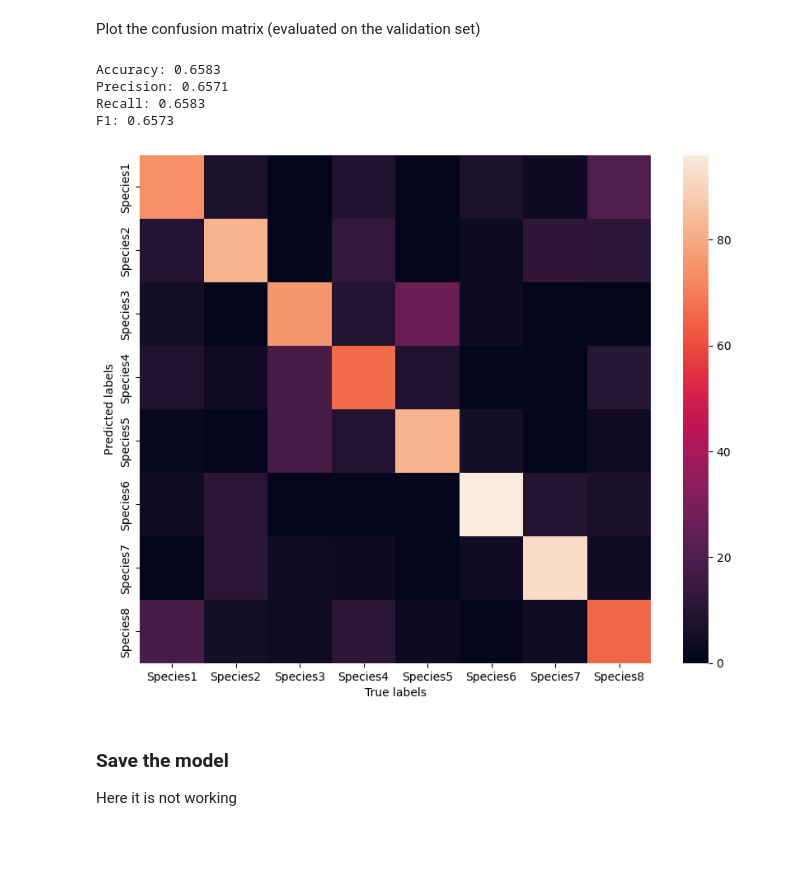
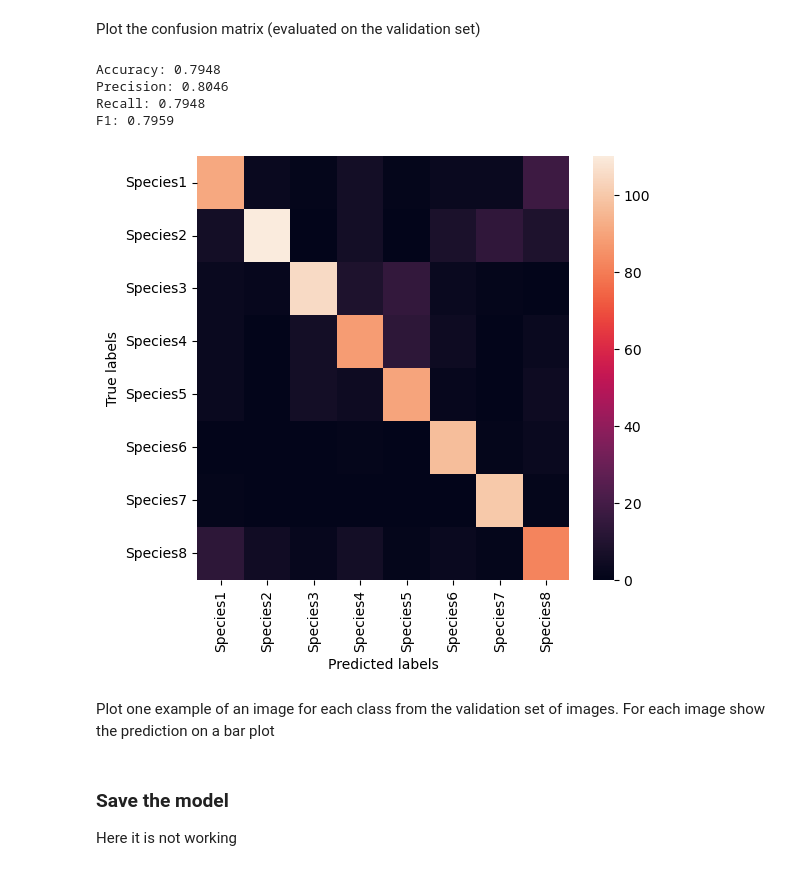
Before and after one commit to gabrieleginestroni/AN2DL-project-2022, a Jupyter notebook: Code/simo_conv+dense_v1.ipynb, the cells around one changed output. Drawn from its saved outputs; the diff is of its cells as text; code cells hidden in the pictures; blank space fills up the shorter version.

Commit message:
updated my model, now with 80% val accuracy, using 1.5M parameters

```diff
--- a/Code/simo_conv+dense_v1.ipynb
+++ b/Code/simo_conv+dense_v1.ipynb
@@ -81,13 +82,13 @@ plt.show()
 [figure]
 # %%
 # image transformations generator
-gen = ImageDataGenerator(rotation_range = 30,
+gen = ImageDataGenerator(rotation_range = 90, # increased rotation range to 90 degrees
                          height_shift_range = 20,
                          width_shift_range = 20,
                          horizontal_flip = True,
                          vertical_flip = True,
                          zoom_range = 0.2, # added zoom range
-                         fill_mode = 'nearest')
+                         fill_mode = 'reflect')
 
 # number of images to reach for each category
 desired_amount = 800
@@ -188,7 +182,7 @@ def build_conv_dense_model(input_shape):
     input_layer = tfkl.Input(shape=input_shape, name='input_layer')
 
     x = tfkl.Conv2D(
-        filters = 128,
+        filters = 256,
         kernel_size = 3,
         padding = 'same',
         activation = 'relu',
@@ -198,7 +192,7 @@ def build_conv_dense_model(input_shape):
     x = tfkl.MaxPooling2D(name='mp1')(x)
 
     x = tfkl.Conv2D(
-        filters = 128,
+        filters = 256,
         kernel_size = 3,
         padding = 'same',
         activation = 'relu',
@@ -217,7 +211,7 @@ def build_conv_dense_model(input_shape):
 
     x = tfkl.GlobalAveragePooling2D(name='gap')(x)
 
-    x = tfkl.Dropout(0.2, seed=seed, name='gap_dropout')(x)
+    #x = tfkl.Dropout(0.2, seed=seed, name='gap_dropout')(x)
 
     # end of convolutional layers
     # start of the fully connected layers
@@ -313,7 +309,7 @@ _________________________________________________________________
 history = model.fit(
     x = X_train,
     y = y_train,
-    batch_size = batch_size,
+    batch_size = 64,
     epochs = epochs,
     validation_data = (X_val, y_val),
     callbacks = [tfk.callbacks.EarlyStopping(monitor='val_accuracy', mode='max', patience=20, restore_best_weights=True)]
@@ -362,24 +340,27 @@ Plot the confusion matrix (evaluated on the validation set)
 # %%
 predictions = model.predict(X_val)
 cm = confusion_matrix(np.argmax(y_val, axis=-1), np.argmax(predictions, axis=-1))
 
 accuracy = accuracy_score(np.argmax(y_val, axis=-1), np.argmax(predictions, axis=-1))
 precision = precision_score(np.argmax(y_val, axis=-1), np.argmax(predictions, axis=-1), average='macro')
 recall = recall_score(np.argmax(y_val, axis=-1), np.argmax(predictions, axis=-1), average='macro')
 f1 = f1_score(np.argmax(y_val, axis=-1), np.argmax(predictions, axis=-1), average='macro')
 print('Accuracy:',accuracy.round(4))
 print('Precision:',precision.round(4))
 print('Recall:',recall.round(4))
 print('F1:',f1.round(4))
 
-plt.figure(figsize=(10,8))
+plt.figure(figsize=(6,5.5))
 sns.heatmap(cm.T, xticklabels=labels, yticklabels=labels)
-plt.xlabel('True labels')
-plt.ylabel('Predicted labels')
+plt.ylabel('True labels')
+plt.xlabel('Predicted labels')
 plt.show()
 # %% [output]
-Accuracy: 0.6583
-Precision: 0.6571
-Recall: 0.6583
-F1: 0.6573
+Accuracy: 0.7948
+Precision: 0.8046
+Recall: 0.7948
+F1: 0.7959
-[figure, old version]
+[figure, new version]
+# %% [markdown]
+Plot one example of an image for each class from the validation set of images.
+For each image show the prediction on a bar plot
```
Also changed, not shown: parts of 8 cells of this notebook, 4 other files.
